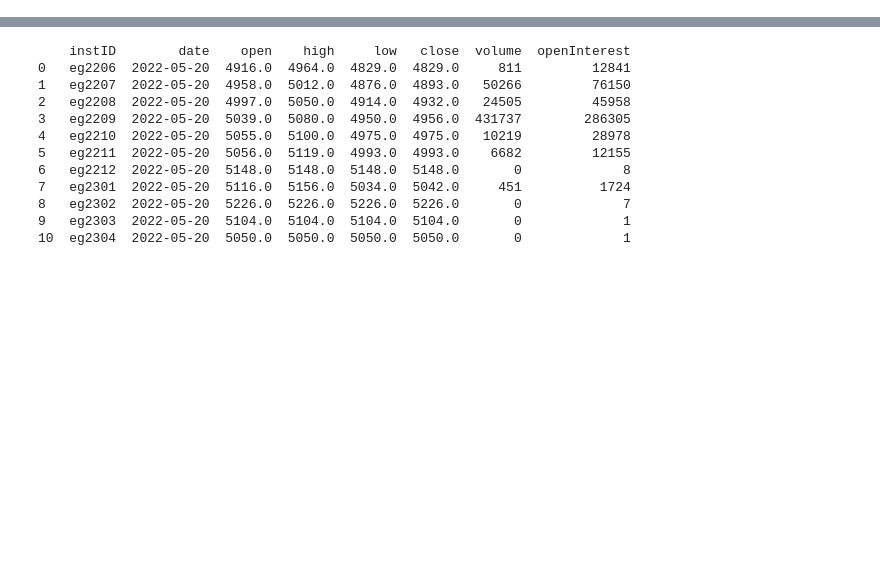
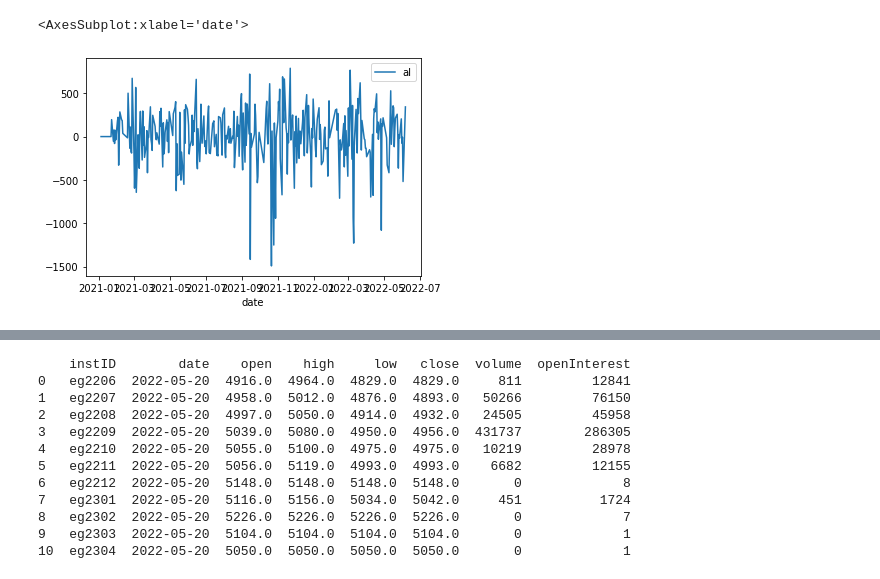
Before and after one commit to harvey1673/pyktrader3, a Jupyter notebook: bktest/test_nearby.ipynb, the cells around one changed output, grey strips where cells are left out. Drawn from its saved outputs; the diff is of its cells as text; code cells hidden in the pictures; blank space fills up the shorter version.

```diff
--- a/bktest/test_nearby.ipynb
+++ b/bktest/test_nearby.ipynb
@@ -5,0 +174,5 @@ from pycmqlib3.utility import dataseries
+# %%
+nb_df['holding'].to_frame('al').plot()
+# %% [output]
+<AxesSubplot:xlabel='date'>
+[figure, added]
```
Also changed, not shown: parts of 25 cells of this notebook, 30 other files.
